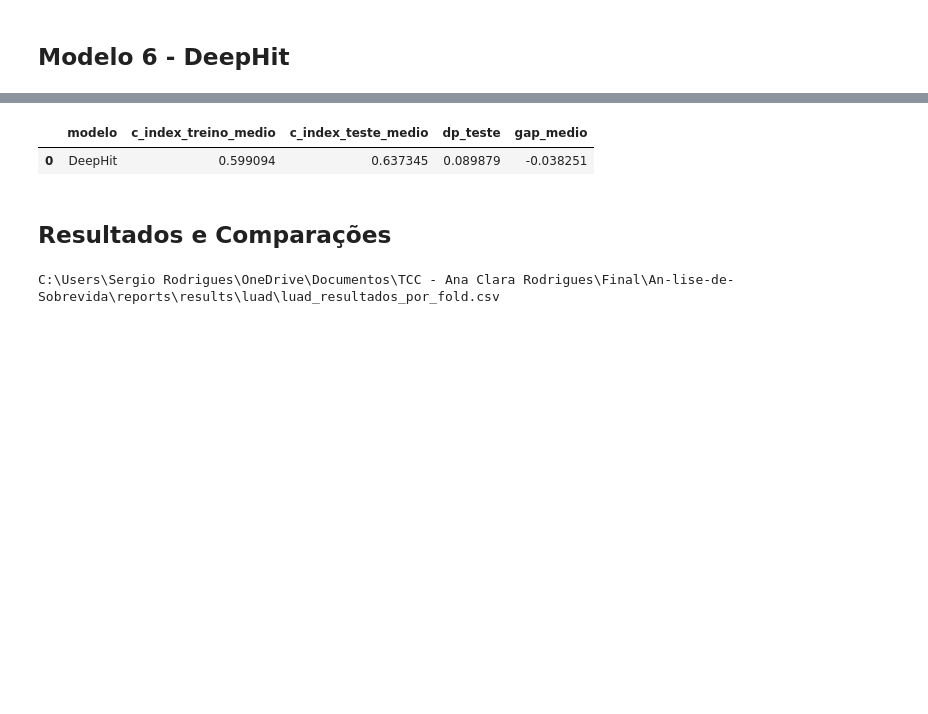
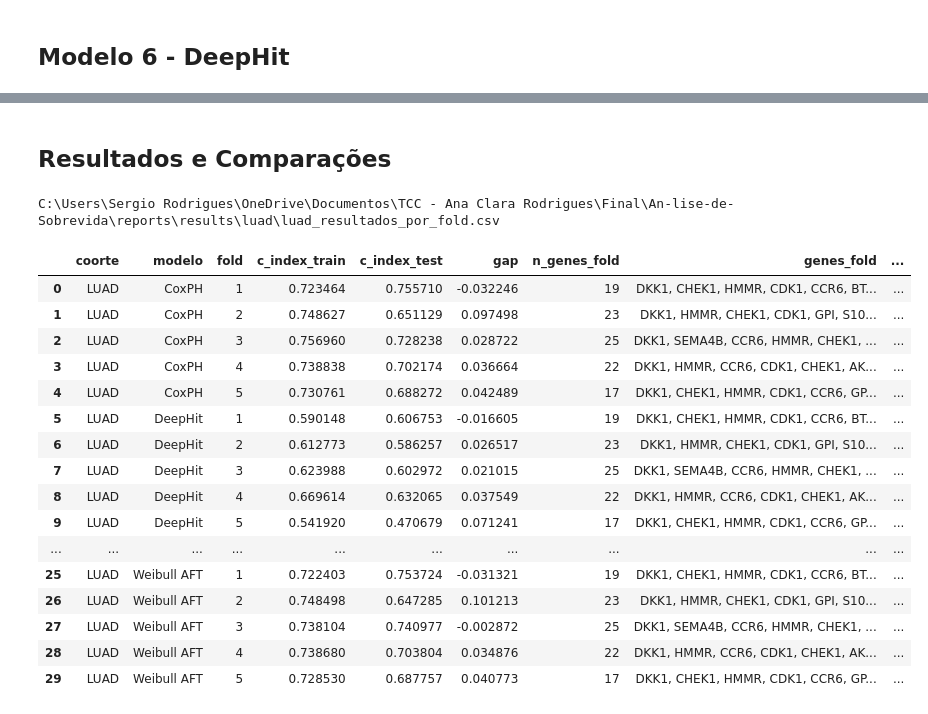
Before and after one commit to anacgr05/An-lise-de-Sobrevida, a Jupyter notebook: notebooks/03_modelos_luad.ipynb, the cells around one changed output, grey strips where cells are left out. Saved outputs shown, nothing was run; the diff lists cells and outputs as text; code cells hidden in the pictures; blank space fills up the shorter version.

```diff
--- a/notebooks/03_modelos_luad.ipynb
+++ b/notebooks/03_modelos_luad.ipynb
@@ -1385,8 +1237,2 @@ C-index teste: 0.4779
-# %%
-resumo_deephit = criar_resumo_modelo("DeepHit")
-resumo_deephit
-# %% [output]
-|  | modelo | c_index_treino_medio | c_index_teste_medio | dp_teste | gap_medio |
-| 0 | DeepHit | 0.599094 | 0.637345 | 0.089879 | -0.038251 |
 # %% [markdown]
 ## Resultados e Comparações
@@ -1393,16 +1241,39 @@ resumo_deephit
 # %%
 df_resultados_folds = pd.DataFrame(resultados_folds)
 
-df_resultados_folds
+df_resultados_folds = (
+    df_resultados_folds
+    .drop_duplicates(subset=["coorte", "modelo", "fold"], keep="last")
+    .sort_values(["modelo", "fold"])
+    .reset_index(drop=True)
+)
 
 df_resultados_folds.to_csv(
-    results_dir / "luad_resultados_por_fold.csv",
+    results_dir / f"{cohort_lower}_resultados_por_fold.csv",
     index=False,
     sep=";",
     encoding="utf-8-sig"
 )
 
-print( results_dir / "luad_resultados_por_fold.csv")
+print(results_dir / f"{cohort_lower}_resultados_por_fold.csv")
+df_resultados_folds
 # %% [output]
 C:\Users\Sergio Rodrigues\OneDrive\Documentos\TCC - Ana Clara Rodrigues\Final\An-lise-de-Sobrevida\reports\results\luad\luad_resultados_por_fold.csv
+|  | coorte | modelo | fold | c_index_train | c_index_test | gap | n_genes_fold | genes_fold | ... |
+| 0 | LUAD | CoxPH | 1 | 0.723464 | 0.755710 | -0.032246 | 19 | DKK1, CHEK1, HMMR, CDK1, CCR6, BT... | ... |
+| 1 | LUAD | CoxPH | 2 | 0.748627 | 0.651129 | 0.097498 | 23 | DKK1, HMMR, CHEK1, CDK1, GPI, S10... | ... |
+| 2 | LUAD | CoxPH | 3 | 0.756960 | 0.728238 | 0.028722 | 25 | DKK1, SEMA4B, CCR6, HMMR, CHEK1, ... | ... |
+| 3 | LUAD | CoxPH | 4 | 0.738838 | 0.702174 | 0.036664 | 22 | DKK1, HMMR, CCR6, CDK1, CHEK1, AK... | ... |
+| 4 | LUAD | CoxPH | 5 | 0.730761 | 0.688272 | 0.042489 | 17 | DKK1, CHEK1, HMMR, CDK1, CCR6, GP... | ... |
+| 5 | LUAD | DeepHit | 1 | 0.590148 | 0.606753 | -0.016605 | 19 | DKK1, CHEK1, HMMR, CDK1, CCR6, BT... | ... |
+| 6 | LUAD | DeepHit | 2 | 0.612773 | 0.586257 | 0.026517 | 23 | DKK1, HMMR, CHEK1, CDK1, GPI, S10... | ... |
+| 7 | LUAD | DeepHit | 3 | 0.623988 | 0.602972 | 0.021015 | 25 | DKK1, SEMA4B, CCR6, HMMR, CHEK1, ... | ... |
+| 8 | LUAD | DeepHit | 4 | 0.669614 | 0.632065 | 0.037549 | 22 | DKK1, HMMR, CCR6, CDK1, CHEK1, AK... | ... |
+| 9 | LUAD | DeepHit | 5 | 0.541920 | 0.470679 | 0.071241 | 17 | DKK1, CHEK1, HMMR, CDK1, CCR6, GP... | ... |
+| ... | ... | ... | ... | ... | ... | ... | ... | ... | ... |
+| 25 | LUAD | Weibull AFT | 1 | 0.722403 | 0.753724 | -0.031321 | 19 | DKK1, CHEK1, HMMR, CDK1, CCR6, BT... | ... |
+| 26 | LUAD | Weibull AFT | 2 | 0.748498 | 0.647285 | 0.101213 | 23 | DKK1, HMMR, CHEK1, CDK1, GPI, S10... | ... |
+| 27 | LUAD | Weibull AFT | 3 | 0.738104 | 0.740977 | -0.002872 | 25 | DKK1, SEMA4B, CCR6, HMMR, CHEK1, ... | ... |
+| 28 | LUAD | Weibull AFT | 4 | 0.738680 | 0.703804 | 0.034876 | 22 | DKK1, HMMR, CCR6, CDK1, CHEK1, AK... | ... |
+| 29 | LUAD | Weibull AFT | 5 | 0.728530 | 0.687757 | 0.040773 | 17 | DKK1, CHEK1, HMMR, CDK1, CCR6, GP... | ... |
 # %%
```
Also changed, not shown: parts of 45 cells of this notebook, 17 other files.
